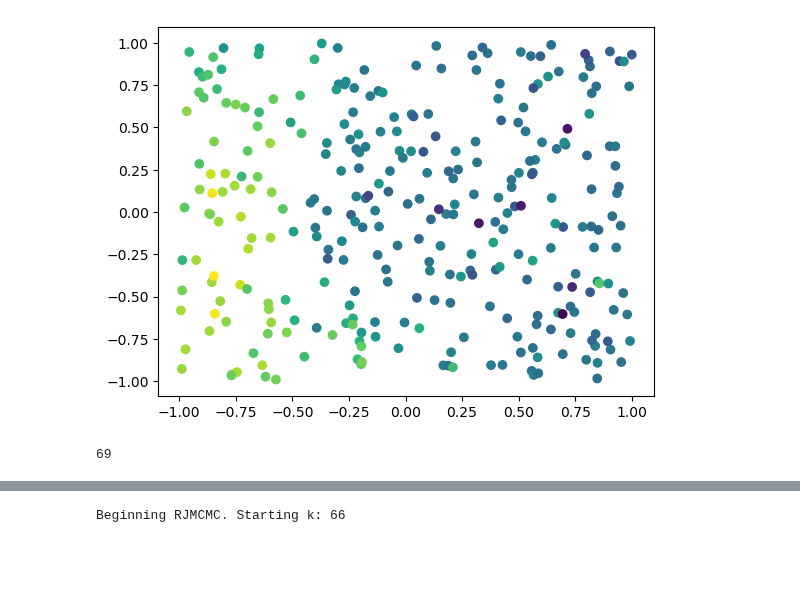
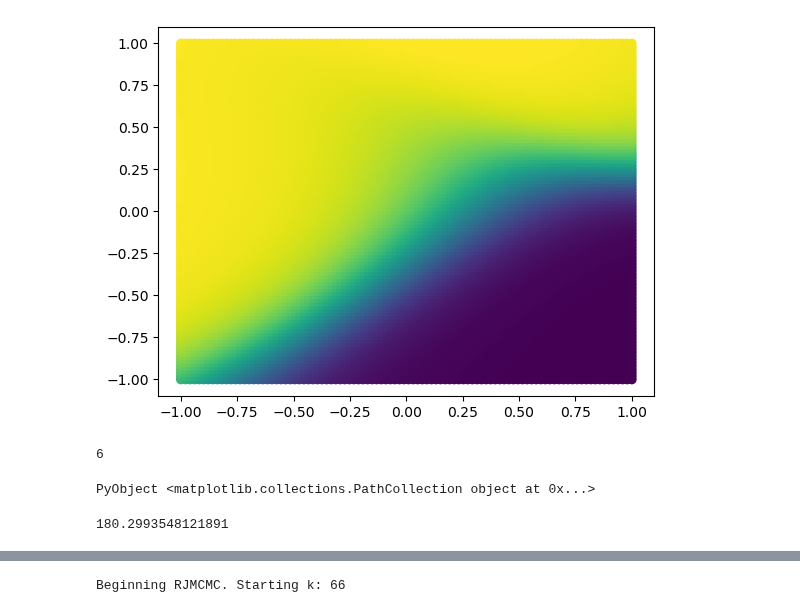
Before and after one commit to jberezow/RJMCMC, a Jupyter notebook: Thesis-Turing.ipynb, the cells around one changed output, grey strips where cells are left out. Cells and saved outputs as stored; diff of their text form; code cells hidden in the pictures; blank space fills up the shorter version.

```diff
--- a/Thesis-Turing.ipynb
+++ b/Thesis-Turing.ipynb
@@ -185,36 +185,41 @@ end;
 # %%
 #Test out interpolator
 chain = sample(interpolator(x, missing, missing), Prior(), 1)
 a = collect(Iterators.flatten(get_params(chain).a))
 b = collect(Iterators.flatten(get_params(chain).b))
 c = collect(Iterators.flatten(get_params(chain).c))
 d = collect(Iterators.flatten(get_params(chain).d))
 tk = Int(get_params(chain).k[1]);
 ty = collect(Iterators.flatten(get_params(chain).y))
 
 print(tk)
 plot_data(x_raw,ty);
 
 function creategrid(d::Integer, n::Integer, low::Float64, high::Float64)
 
     @assert d >= 1 ("d (number of dimensions) must be a positive integer")
     @assert n >= 2 ("n (number of points) must be a at least 2")
 
     r = range(low, high, length = n)
 
     iter = Iterators.product((r for _ in 1:d)...)
 
     return vec([collect(i) for i in iter])
 end
 
 grid = creategrid(2,100,-1.0,1.0)
 grid_raw = reduce(hcat, getindex.(grid,i) for i in eachindex(grid[1]))
 grid2 = transpose(grid_raw)
 z = Flux.σ.(G(grid2,a,b,c,d,tk))[1,:];
-#plot_data(grid_raw, z)
+plot_data(grid_raw, z)
 # %% [output]
-[figure, old version]
+[figure, new version]
-69
+6
+PyObject <matplotlib.collections.PathCollection object at 0x...>
+# %%
+get_params(chain).lp[1]
+# %% [output]
+180.2993548121891
 # %%
 #Likelihood sampling
 scores = []
```
Also changed, not shown: parts of 3 cells of this notebook.
